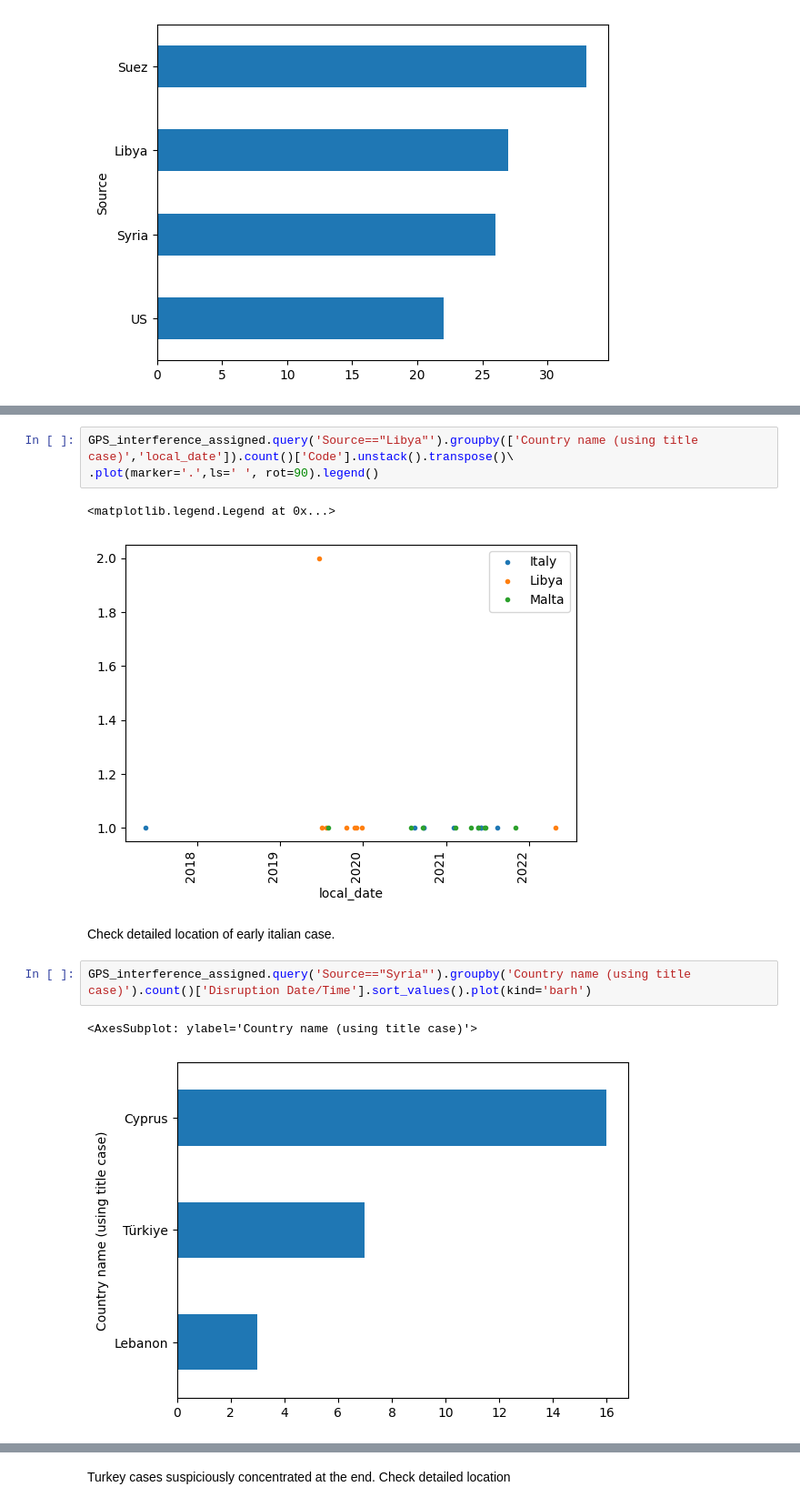
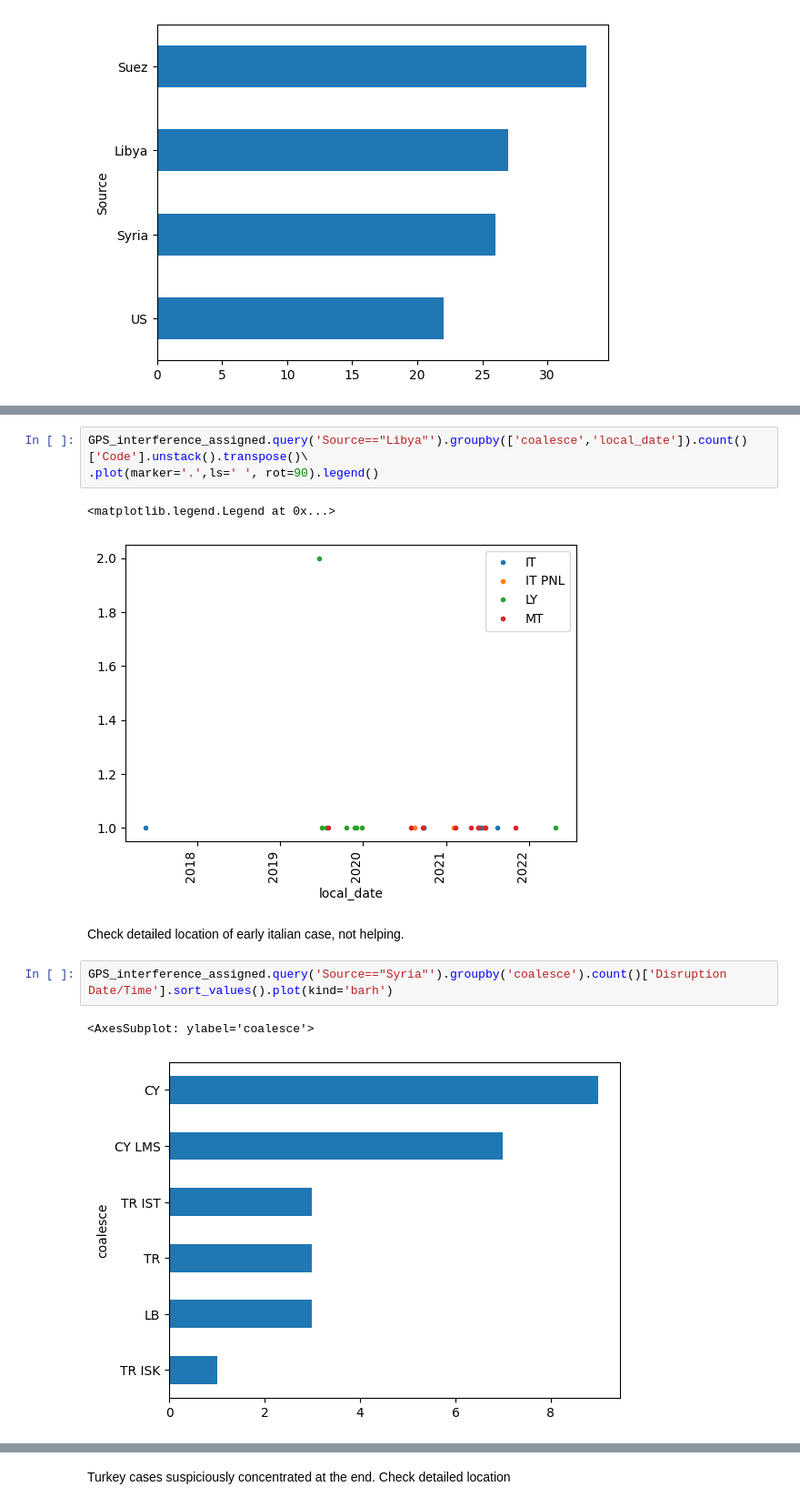
Before and after one commit to stelios-c/GPS_analysis, a Jupyter notebook: GPS_interference_analysis.ipynb, the cells around one changed output, grey strips where cells are left out. Shown at 91% size. Saved outputs shown, nothing was run; the diff lists cells and outputs as text.

Commit message:
check detailed location, TR IST should be excluded? But mostly unhelpful

```diff
--- a/GPS_interference_analysis.ipynb
+++ b/GPS_interference_analysis.ipynb
@@ -113,14 +113,14 @@ GPS_interference_assigned.query('Source=="Libya"').groupby('Country name (using
 # %%
-GPS_interference_assigned.query('Source=="Libya"').groupby(['Country name (using title case)','local_date']).count()['Code'].unstack().transpose()\
+GPS_interference_assigned.query('Source=="Libya"').groupby(['coalesce','local_date']).count()['Code'].unstack().transpose()\
 .plot(marker='.',ls=' ', rot=90).legend()
 # %% [output]
 <matplotlib.legend.Legend at 0x...>
-[figure, old version]
+[figure, new version]
 # %% [markdown]
-Check detailed location of early italian case.
+Check detailed location of early italian case, not helping.
 # %%
-GPS_interference_assigned.query('Source=="Syria"').groupby('Country name (using title case)').count()['Disruption Date/Time'].sort_values().plot(kind='barh')
+GPS_interference_assigned.query('Source=="Syria"').groupby('coalesce').count()['Disruption Date/Time'].sort_values().plot(kind='barh')
 # %% [output]
-<AxesSubplot: ylabel='Country name (using title case)'>
+<AxesSubplot: ylabel='coalesce'>
-[figure, old version]
+[figure, new version]
 # %%
```
Also changed, not shown: parts of 4 cells of this notebook.
